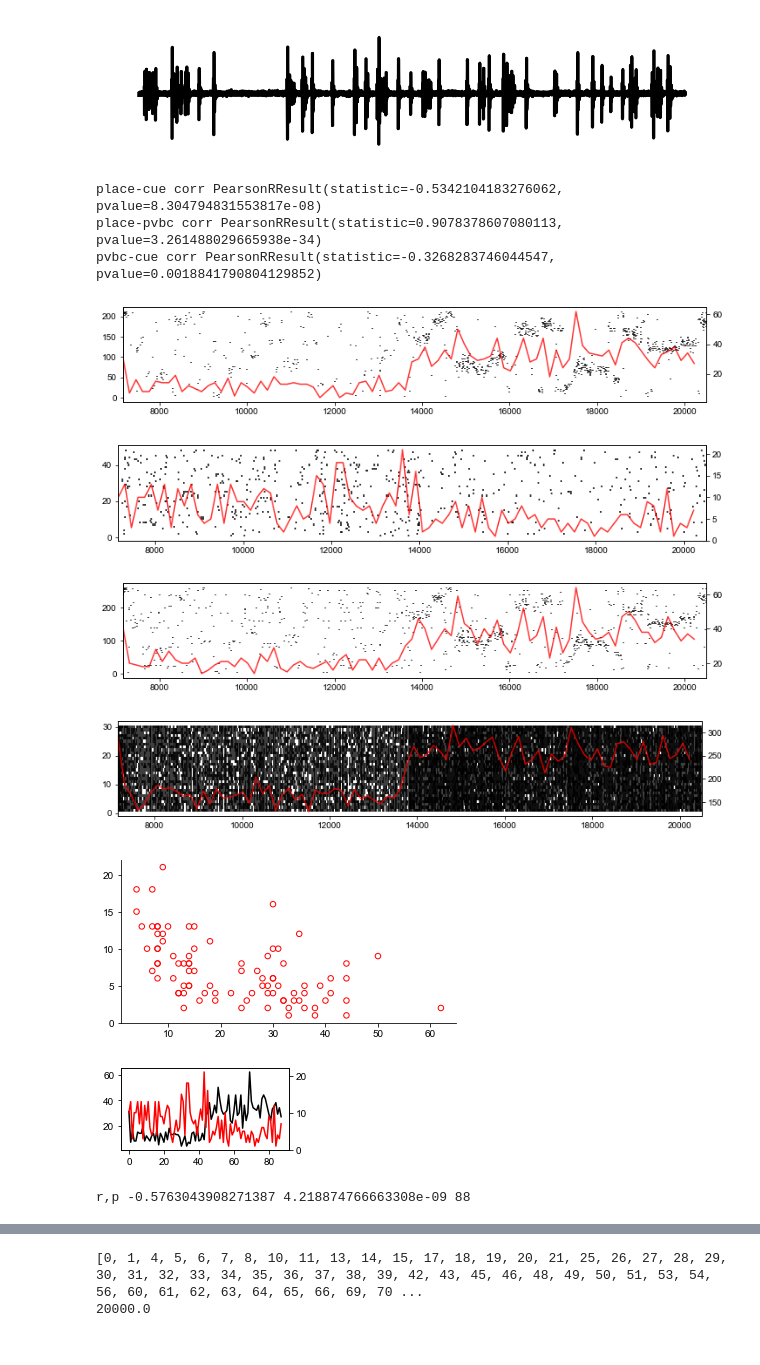
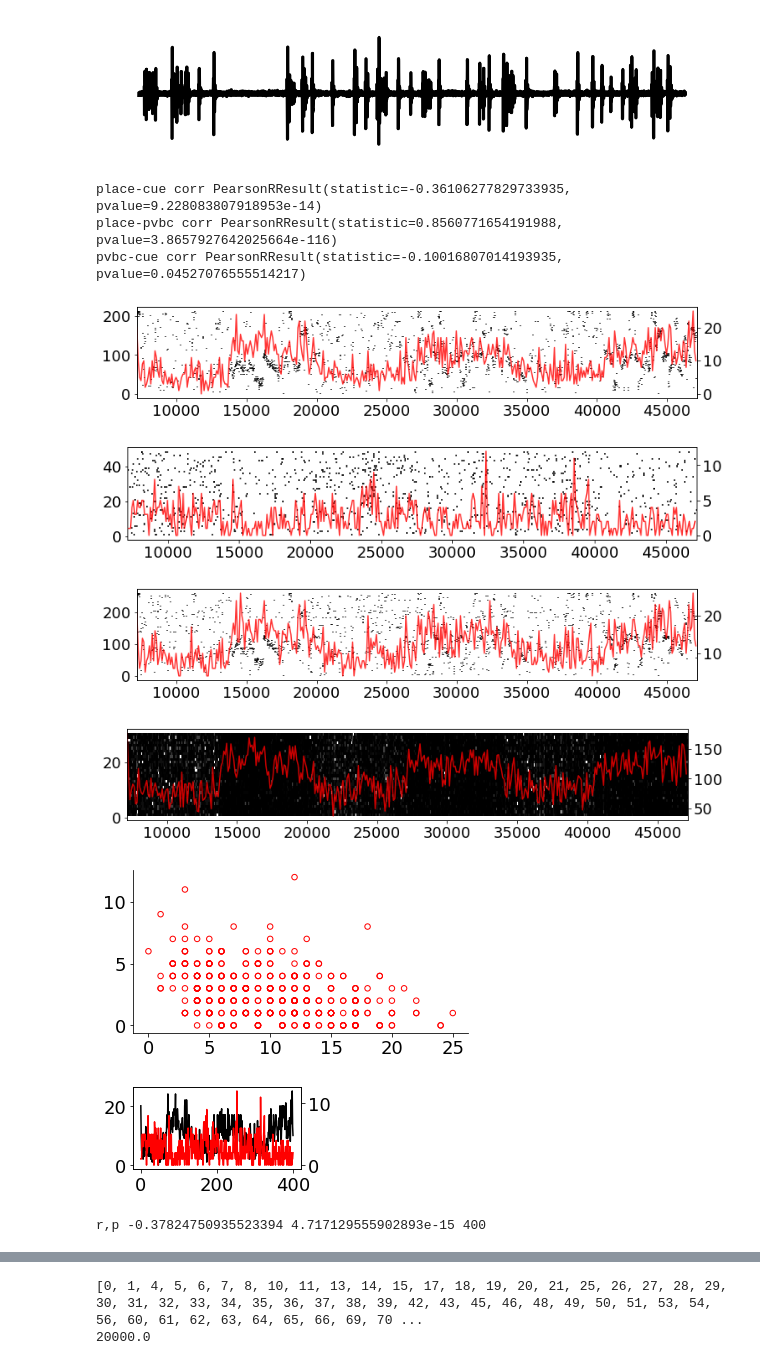
Before and after one commit to soltesz-lab/ca3_biophysical, a Jupyter notebook: notebooks/ripple_analysis_segs_stdp_ei_ie_mf_mec_lec_input_lognormal_up_down.ipynb, the cells around one changed output, grey strips where cells are left out. Cells and saved outputs as stored; diff of their text form; code cells hidden in the pictures.

```diff
--- a/notebooks/ripple_analysis_segs_stdp_ei_ie_mf_mec_lec_input_lognormal_up_down.ipynb
+++ b/notebooks/ripple_analysis_segs_stdp_ei_ie_mf_mec_lec_input_lognormal_up_down.ipynb
@@ -428,56 +428,60 @@ plt.axis('off')
 (-499.85, 10496.85, -0.05956965174547215, 0.0651948383287005)
 [figure]
 # %%
-cell_spike_times = np.load("../data/cell_spikes_ripple_updown_state_1023_segs_stdp_ie_mf_mec_lec_input_uniform-nlaps-3.npz")
+cell_spike_times = np.load("../data/cell_spikes_ripple_1023_segs_stdp_ie_ei_mf_mec_lec_input_up_down_uniform-nlaps-7.npz")
 cell_spike_times = { int(gid): v for gid, v in cell_spike_times.items() }
 # %%
 
 start  = time_for_single_lap * 1. + 500
-finish = time_for_single_lap * 3. + 500
+finish = time_for_single_lap * 7. + 500
 
-nspikes_place = plot_spikes_with_density(cell_spike_times, 'PYR place', start, finish, diagram.place_information[0]['place'])
-nspikes_cue   = plot_spikes_with_density(cell_spike_times, 'PYR cue', start, finish, diagram.place_information[0]['not place'])
-nspikes_total = plot_spikes_with_density(cell_spike_times, 'PYR all', start, finish, np.arange(130*2))
+nspikes_place = plot_spikes_with_density(cell_spike_times, 'PYR place', start, finish,
+                                         diagram.place_information[0]['place'], binsize=100)
+nspikes_cue   = plot_spikes_with_density(cell_spike_times, 'PYR cue', start, finish,
+                                         diagram.place_information[0]['not place'], binsize=100)
+nspikes_total = plot_spikes_with_density(cell_spike_times, 'PYR all', start, finish, np.arange(130*2),
+                                        binsize=100)
 
 
-nspikes_pvbc  = plot_spikes_with_density(cell_spike_times, 'PVBC', start, finish, gids=list(range(260,290)))
+nspikes_pvbc  = plot_spikes_with_density(cell_spike_times, 'PVBC', start, finish, gids=list(range(260,290)),
+                                        binsize=100)
 # plot_spikes(c, 2, 'AAC', start, finish)
 # plot_spikes(c, 3, 'BiS', start, finish)
 # plot_spikes(c, 4, 'OLM', start, finish)
 # plot_spikes(c, 5, 'ISCCR', start, finish)
 #plot_spikes(6, 'ISCCK', start, finish)
 from scipy.stats import pearsonr, spearmanr
 print('place-cue corr', pearsonr(nspikes_place, nspikes_cue))
 print('place-pvbc corr', pearsonr(nspikes_place, nspikes_pvbc))
 print('pvbc-cue corr', pearsonr(nspikes_pvbc, nspikes_cue))
 
 #(6,3)
 fig = plt.figure(figsize=(6,3))
 ax  = fig.gca()
 plt.scatter(nspikes_place, nspikes_cue, facecolor='none', edgecolor='red',s=30)
 # plt.xlabel('number place cells spikes')
 # plt.ylabel('number cue cells spikes')
 for axis in ['top','right']:
     ax.spines[axis].set_linewidth(0.0)
 plt.show()
 
 fig, ax = plt.subplots(figsize=(3,1.5))
 ax.plot(nspikes_place, color='k')
 ax2 = ax.twinx()
 ax2.plot(nspikes_cue, color='r')
 plt.show()
 
-from scipy.stats import pearsonr, spearmanr
+from scipy.stats import pearsonr, spearmanr, zscore
 r, p = spearmanr(nspikes_place, nspikes_cue)
 print('r,p', r, p, len(nspikes_place))
 # %% [output]
-place-cue corr PearsonRResult(statistic=-0.5342104183276062, pvalue=8.304794831553817e-08)
-place-pvbc corr PearsonRResult(statistic=0.9078378607080113, pvalue=3.261488029665938e-34)
-pvbc-cue corr PearsonRResult(statistic=-0.3268283746044547, pvalue=0.0018841790804129852)
+place-cue corr PearsonRResult(statistic=-0.36106277829733935, pvalue=9.228083807918953e-14)
+place-pvbc corr PearsonRResult(statistic=0.8560771654191988, pvalue=3.8657927642025664e-116)
+pvbc-cue corr PearsonRResult(statistic=-0.10016807014193935, pvalue=0.04527076555514217)
-[figure, old version]
+[figure, new version]
-[figure, old version]
+[figure, new version]
-[figure, old version]
+[figure, new version]
-[figure, old version]
+[figure, new version]
-[figure, old version]
+[figure, new version]
-[figure, old version]
+[figure, new version]
-r,p -0.5763043908271387 4.218874766663308e-09 88
+r,p -0.37824750935523394 4.717129555902893e-15 400
```
Also changed, not shown: parts of 12 cells of this notebook, 6 other files.
